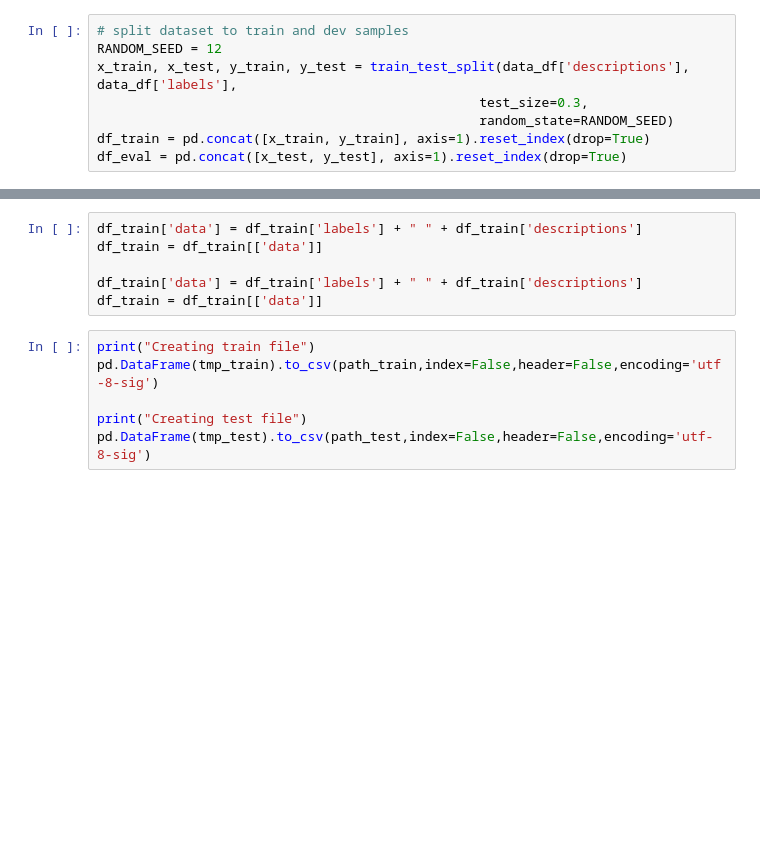
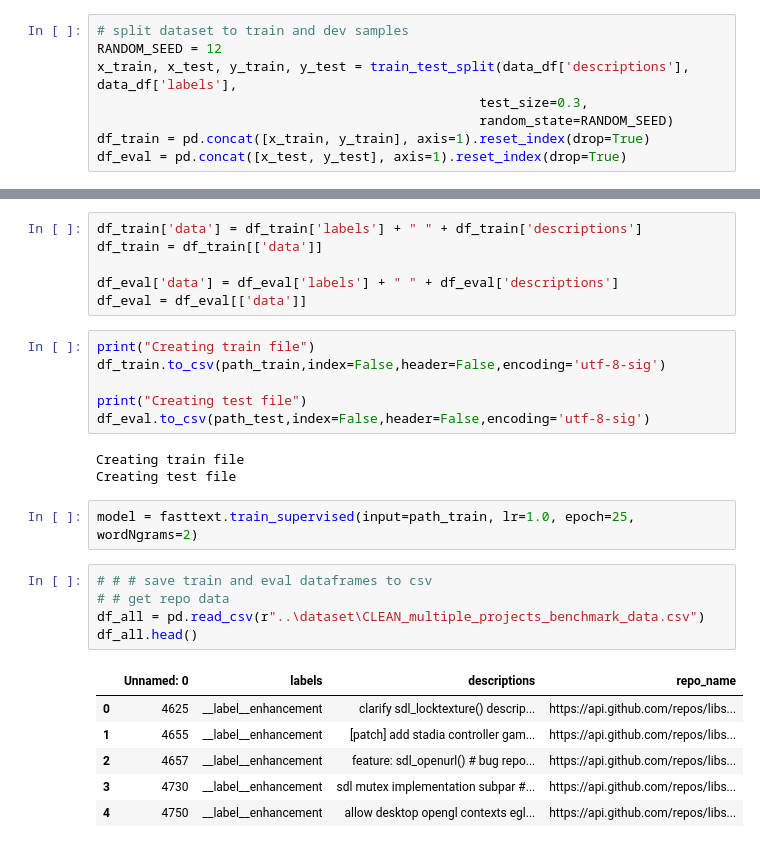
Before and after one commit to btm1837/github_issue_tagger, a Jupyter notebook: src/rq2_eval.ipynb, the cells around one changed output, grey strips where cells are left out. Cells and saved outputs as stored; diff of their text form; blank space fills up the shorter version.

```diff
--- a/src/rq2_eval.ipynb
+++ b/src/rq2_eval.ipynb
@@ -188,11 +205,28 @@ df_eval = pd.concat([x_test, y_test], axis=1).reset_index(drop=True)
 df_train['data'] = df_train['labels'] + " " + df_train['descriptions']
 df_train = df_train[['data']]
 
-df_train['data'] = df_train['labels'] + " " + df_train['descriptions']
-df_train = df_train[['data']]
+df_eval['data'] = df_eval['labels'] + " " + df_eval['descriptions']
+df_eval = df_eval[['data']]
 # %%
 print("Creating train file")
-pd.DataFrame(tmp_train).to_csv(path_train,index=False,header=False,encoding='utf-8-sig')
+df_train.to_csv(path_train,index=False,header=False,encoding='utf-8-sig')
 
 print("Creating test file")
-pd.DataFrame(tmp_test).to_csv(path_test,index=False,header=False,encoding='utf-8-sig')
+df_eval.to_csv(path_test,index=False,header=False,encoding='utf-8-sig')
+# %% [output]
+Creating train file
+Creating test file
+# %%
+model = fasttext.train_supervised(input=path_train, lr=1.0, epoch=25, wordNgrams=2)
+# %%
+# # # save train and eval dataframes to csv
+# # get repo data
+df_all = pd.read_csv(r"..\dataset\CLEAN_multiple_projects_benchmark_data.csv")
+df_all.head()
+# %% [output]
+|  | Unnamed: 0 | labels | descriptions | repo_name |
+| 0 | 4625 | __label__enhancement | clarify sdl_locktexture() descrip... | https://api.github.com/repos/libs... |
+| 1 | 4655 | __label__enhancement | [patch] add stadia controller gam... | https://api.github.com/repos/libs... |
+| 2 | 4657 | __label__enhancement | feature: sdl_openurl() # bug repo... | https://api.github.com/repos/libs... |
+| 3 | 4730 | __label__enhancement | sdl mutex implementation subpar #... | https://api.github.com/repos/libs... |
+| 4 | 4750 | __label__enhancement | allow desktop opengl contexts egl... | https://api.github.com/repos/libs... |
```
Also changed, not shown: parts of 6 cells of this notebook, 3 other files.
